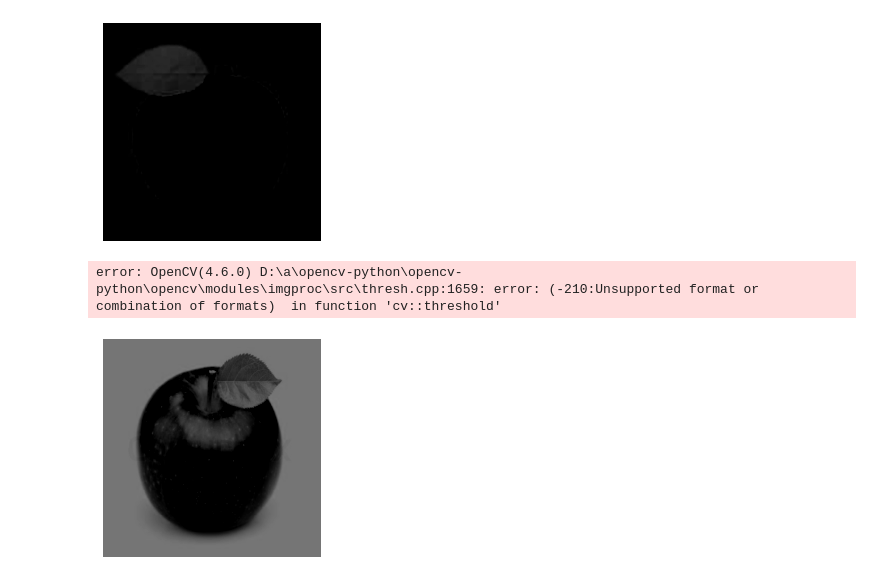
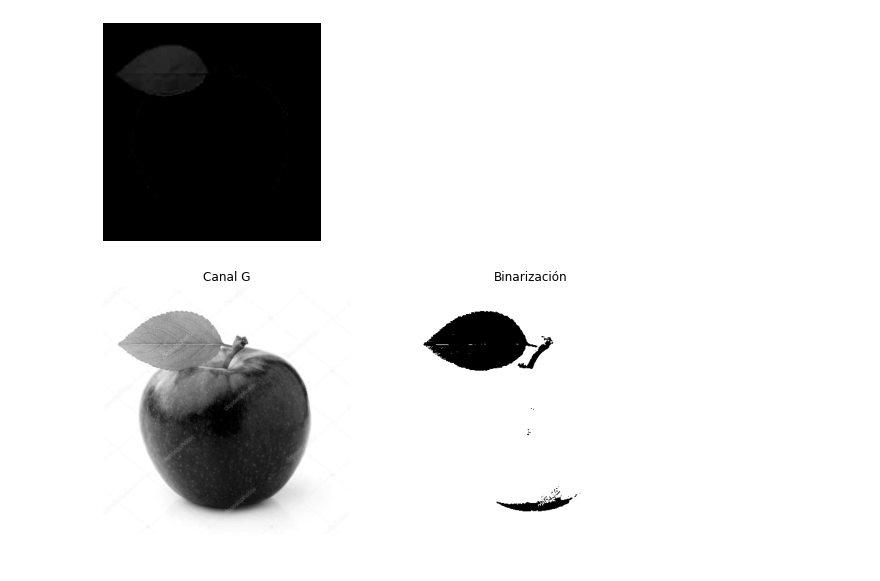
Before and after one commit to aljimenezza/Leaf-Segmentation, a Jupyter notebook: main.ipynb, the cells around one changed output. Drawn from its saved outputs; the diff is of its cells as text; code cells hidden in the pictures.

Commit message:
Binary

```diff
--- a/main.ipynb
+++ b/main.ipynb
@@ -130,12 +128,3 @@ leaf = imagen_g - imagen_r
 plot(leaf)
 # %% [output]
 [figure]
-# %%
-thresh1 = threshold(leaf,cv2.THRESH_BINARY,15)
-# %% [output]
-error: OpenCV(4.6.0) D:\a\opencv-python\opencv-python\opencv\modules\imgproc\src\thresh.cpp:1659: error: (-210:Unsupported format or combination of formats)  in function 'cv::threshold'
-# %%
-final = leafs + thresh1
-plot(final)
-# %% [output]
-[figure, removed]
@@ -141,0 +133,18 @@ plot(final)
+# %%
+def binary(image, umbral):
+     binary = np.zeros((len(image), len(image[0])))
+     for i in range(len(image)):
+          for j in range(len(image[0])):
+               if(image[i,j] <= umbral):
+                    binary[i,j] = 0
+
+               else:
+                    binary[i,j] = 255
+
+     return binary
+
+plt.figure(figsize=(10,10))
+plot(imagen_g,subplot=(2,2,1) ,title='Canal G')
+plot(binary(imagen_r, 165),subplot=(2,2,2) ,title='Binarización')
+# %% [output]
+[figure, added]
```
Also changed, not shown: parts of 6 cells of this notebook, 1 other file.
